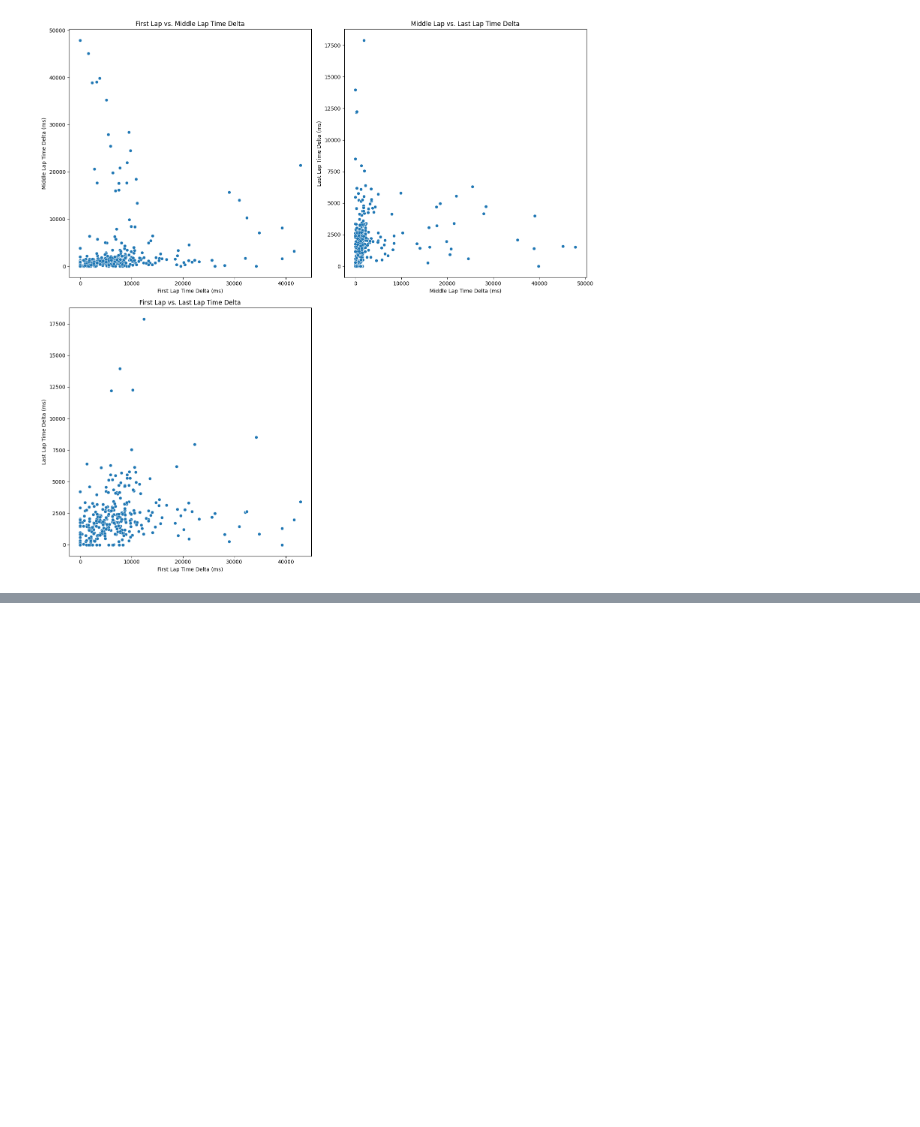
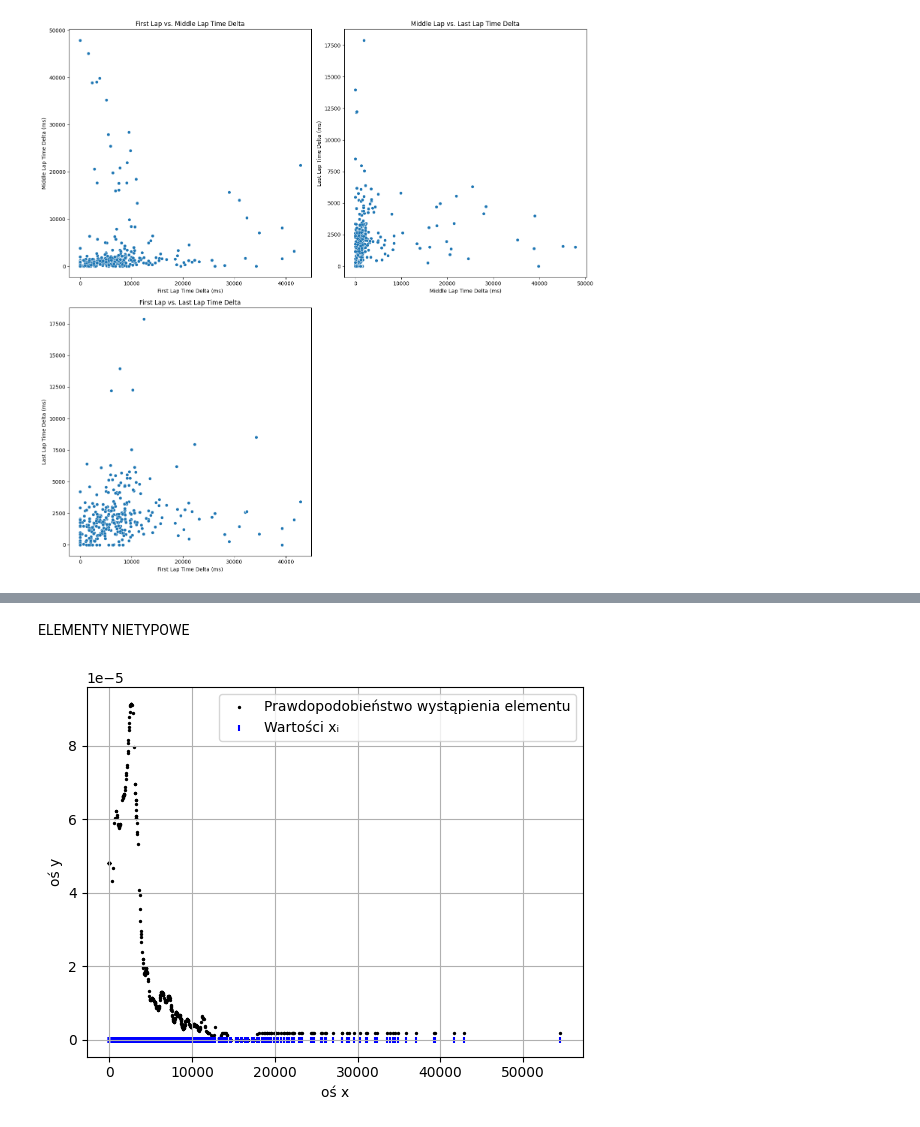
Before and after one commit to MichaelAngeloTheFirst/Formula1-Dataset-Exploration, a Jupyter notebook: f1_times.ipynb, the cells around one changed output, grey strips where cells are left out. Cells and saved outputs as stored; diff of their text form; code cells hidden in the pictures; blank space fills up the shorter version.

```diff
--- a/f1_times.ipynb
+++ b/f1_times.ipynb
@@ -439,0 +550,25 @@ plt.show()
+# %% [markdown]
+ELEMENTY NIETYPOWE
+# %%
+m = len(times_delta['firstLapDelta'])
+first_lap_prbabilities = []
+x = np.linspace(min(filtered_last_lap_delta), max(filtered_last_lap_delta), 1000)
+for elem in times_delta['firstLapDelta']:
+  first_lap_prbabilities.append(first_lap_estimator[np.where(x == min(list(x), key=lambda x:abs(elem - x)))])
+
+# display(first_lap_prbabilities)
+first_lap_prbabilities = np.array(first_lap_prbabilities).flatten()
+
+
+
+plt.scatter(times_delta['firstLapDelta'], first_lap_prbabilities, c="k", s=2, label="Prawdopodobieństwo wystąpienia elementu")
+plt.scatter(times_delta['firstLapDelta'], np.zeros(m), c="blue", marker="|", s=20, label="Wartości xᵢ")
+plt.legend()
+plt.grid(True)
+
+plt.xlabel("oś x")
+plt.ylabel("oś y")
+
+plt.show()
+# %% [output]
+[figure, added]
```
Also changed, not shown: parts of 17 cells of this notebook.
